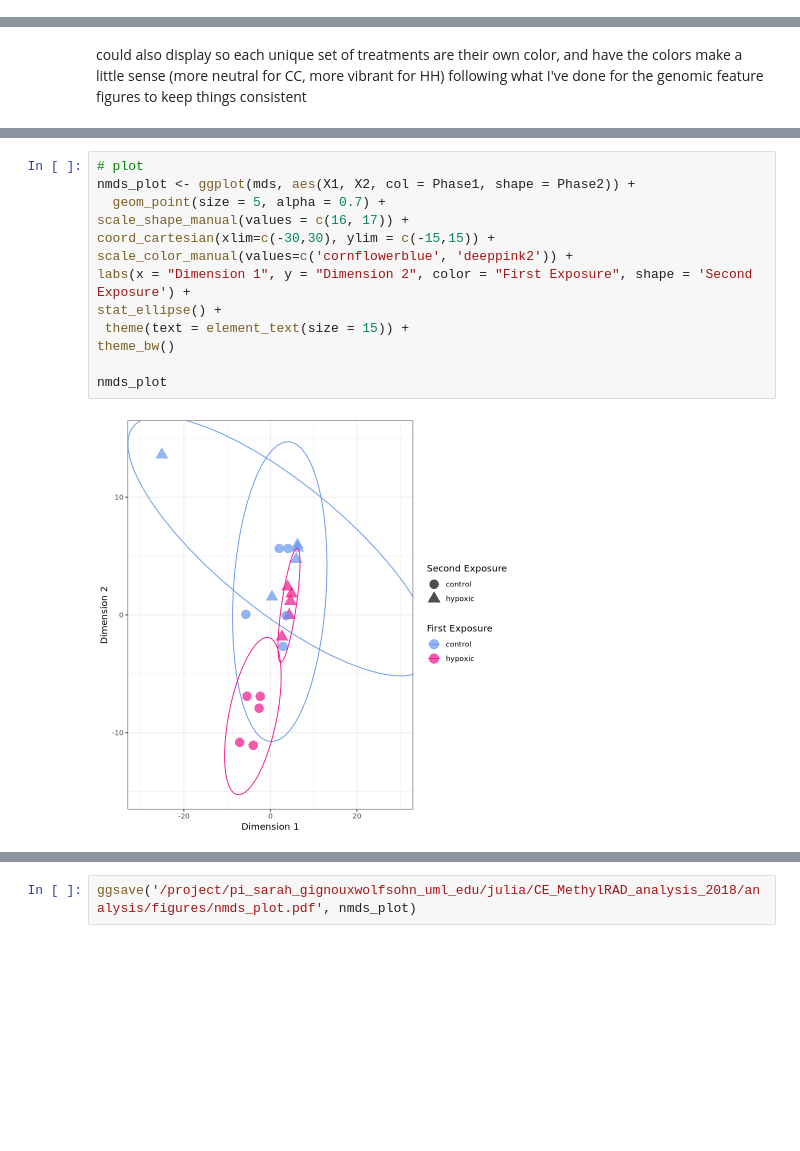
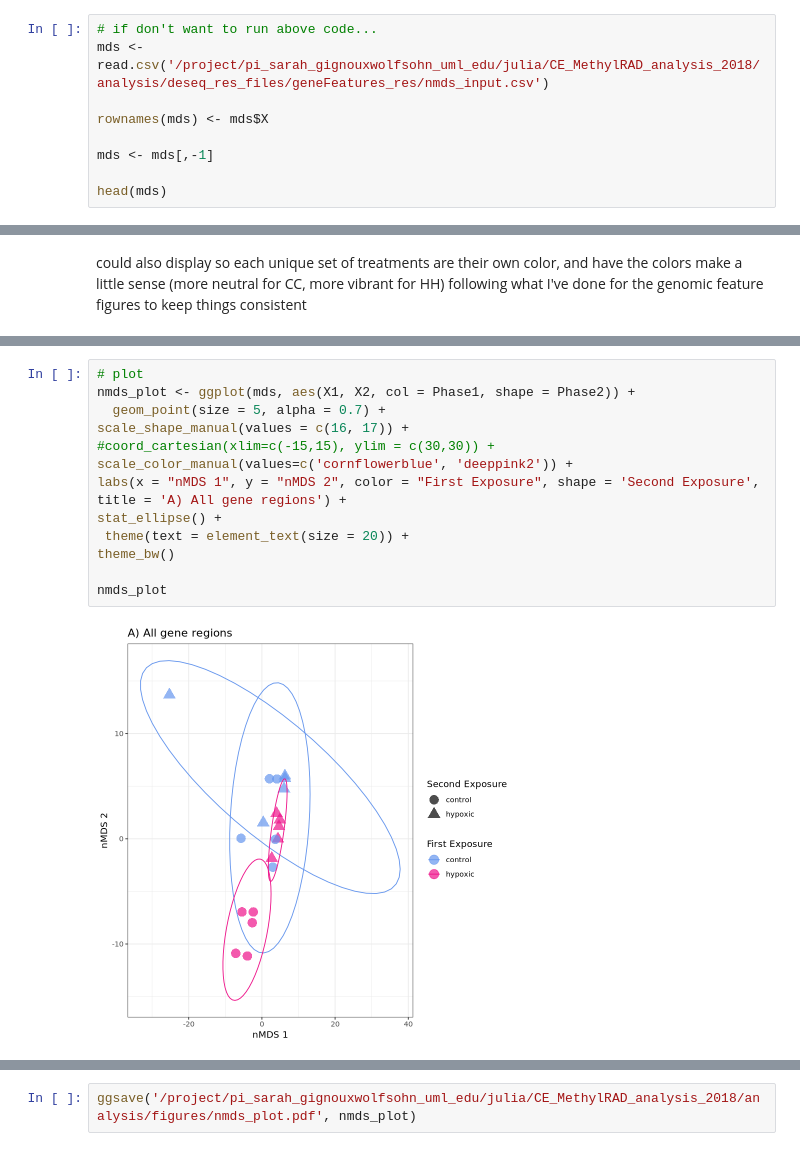
Before and after one commit to jgmcdonough/CE18_methylRAD_analysis, a Jupyter notebook: analysis/DMGs_analysis/DESeq_geneFeatureCounts.ipynb, the cells around one changed output, grey strips where cells are left out. Drawn from its saved outputs; the diff is of its cells as text; blank space fills up the shorter version.

```diff
--- a/analysis/DMGs_analysis/DESeq_geneFeatureCounts.ipynb
+++ b/analysis/DMGs_analysis/DESeq_geneFeatureCounts.ipynb
@@ -608,3 +601,12 @@ A data.frame: 20 × 7
 | WBY-BBY-W30 | 6.3119622 | 5.73835445 | control | hypoxic | control_hypoxic | 0.9674999 | CH |
 # %%
 write.csv(mds, '/project/pi_sarah_gignouxwolfsohn_uml_edu/julia/CE_MethylRAD_analysis_2018/analysis/deseq_res_files/geneFeatures_res/nmds_input.csv')
+# %%
+# if don't want to run above code...
+mds <- read.csv('/project/pi_sarah_gignouxwolfsohn_uml_edu/julia/CE_MethylRAD_analysis_2018/analysis/deseq_res_files/geneFeatures_res/nmds_input.csv')
+
+rownames(mds) <- mds$X
+
+mds <- mds[,-1]
+
+head(mds)
@@ -641,15 +639,15 @@ nmds_plot
 # %%
 # plot
 nmds_plot <- ggplot(mds, aes(X1, X2, col = Phase1, shape = Phase2)) +
   geom_point(size = 5, alpha = 0.7) +
 scale_shape_manual(values = c(16, 17)) +
-coord_cartesian(xlim=c(-30,30), ylim = c(-15,15)) +
+#coord_cartesian(xlim=c(-15,15), ylim = c(30,30)) +
 scale_color_manual(values=c('cornflowerblue', 'deeppink2')) +
-labs(x = "Dimension 1", y = "Dimension 2", color = "First Exposure", shape = 'Second Exposure') +
+labs(x = "nMDS 1", y = "nMDS 2", color = "First Exposure", shape = 'Second Exposure', title = 'A) All gene regions') +
 stat_ellipse() +
- theme(text = element_text(size = 15)) +
+ theme(text = element_text(size = 20)) +
 theme_bw()
 
 nmds_plot
 # %% [output]
-[figure, old version]
+[figure, new version]
```
Also changed, not shown: parts of 6 cells of this notebook.
